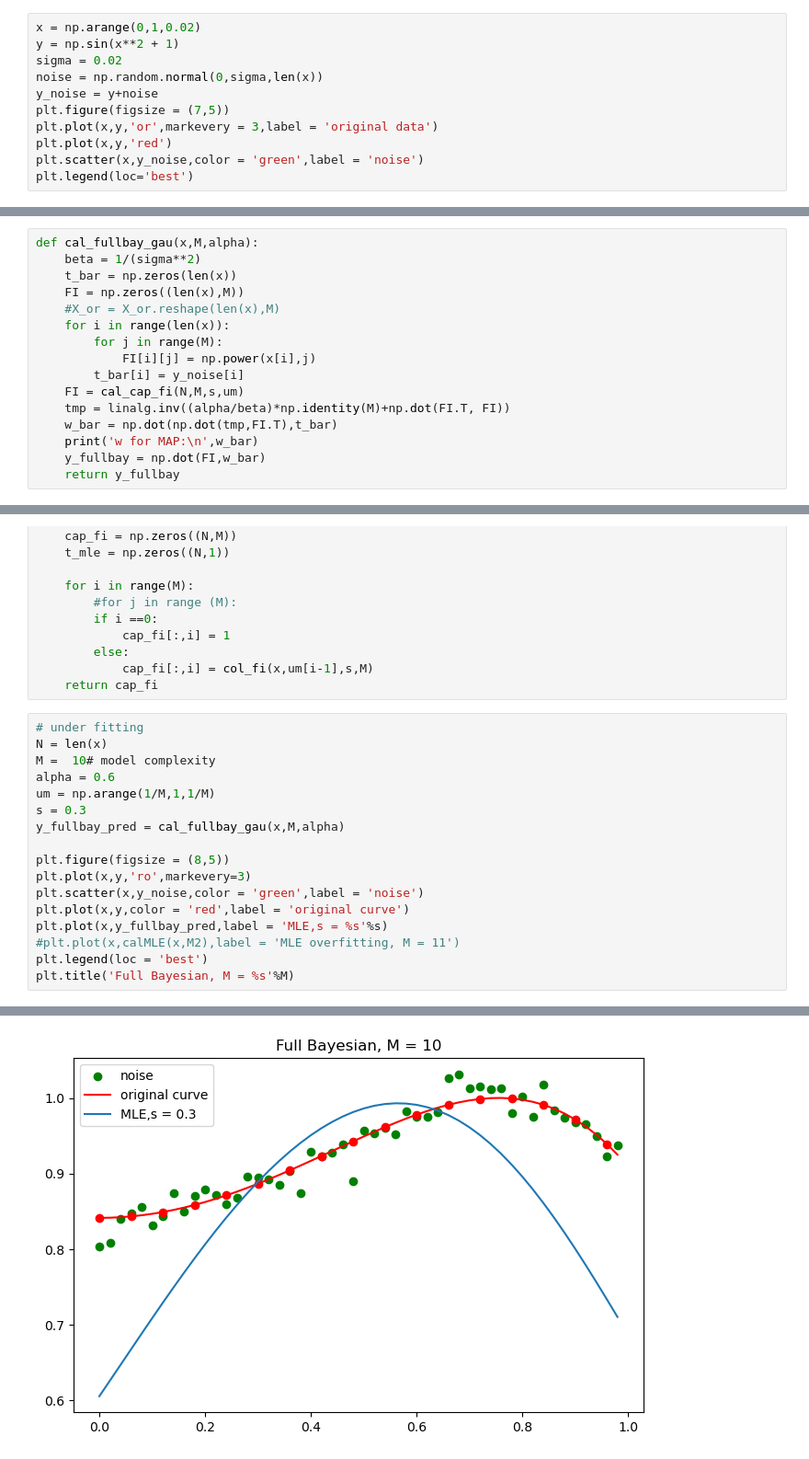
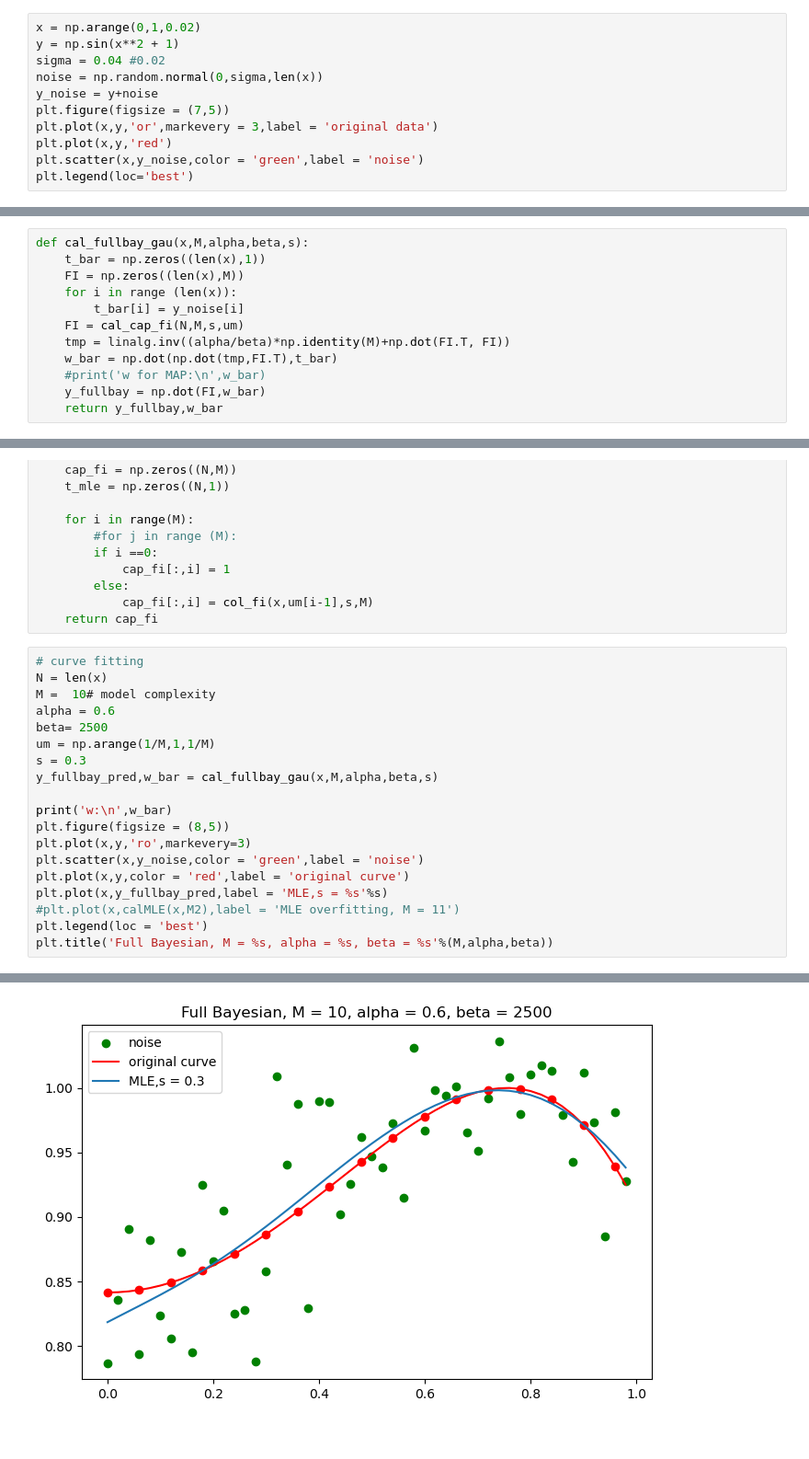
Before and after one commit to Ivy421/EE5907, a Jupyter notebook: CA1.ipynb, the cells around one changed output, grey strips where cells are left out. Shown at 92% size. Cells and saved outputs as stored; diff of their text form.

```diff
--- a/CA1.ipynb
+++ b/CA1.ipynb
@@ -377,7 +377,7 @@ for M in [3,5,7,9]:
 # %%
 x = np.arange(0,1,0.02)
 y = np.sin(x**2 + 1)
-sigma = 0.02
+sigma = 0.04 #0.02
 noise = np.random.normal(0,sigma,len(x))
 y_noise = y+noise
 plt.figure(figsize = (7,5))
@@ -391,19 +391,15 @@ plt.legend(loc='best')
 # %%
-def cal_fullbay_gau(x,M,alpha):
-    beta = 1/(sigma**2)
-    t_bar = np.zeros(len(x))
+def cal_fullbay_gau(x,M,alpha,beta,s):
+    t_bar = np.zeros((len(x),1))
     FI = np.zeros((len(x),M))
-    #X_or = X_or.reshape(len(x),M)
-    for i in range(len(x)):
-        for j in range(M):
-            FI[i][j] = np.power(x[i],j)
+    for i in range (len(x)):
         t_bar[i] = y_noise[i]
     FI = cal_cap_fi(N,M,s,um)
     tmp = linalg.inv((alpha/beta)*np.identity(M)+np.dot(FI.T, FI))
     w_bar = np.dot(np.dot(tmp,FI.T),t_bar)
-    print('w for MAP:\n',w_bar)
+    #print('w for MAP:\n',w_bar)
     y_fullbay = np.dot(FI,w_bar)
-    return y_fullbay
+    return y_fullbay,w_bar
 # %%
 def col_fi(x,u,s,M):
     fik_col = np.exp(-(x-u)**2/2/s**2)
@@ -422,14 +418,16 @@ def cal_cap_fi(N,M,s,um):
             cap_fi[:,i] = col_fi(x,um[i-1],s,M)
     return cap_fi
 # %%
-# under fitting
+# curve fitting
 N = len(x)
 M =  10# model complexity
 alpha = 0.6
+beta= 2500
 um = np.arange(1/M,1,1/M)
 s = 0.3
-y_fullbay_pred = cal_fullbay_gau(x,M,alpha)
+y_fullbay_pred,w_bar = cal_fullbay_gau(x,M,alpha,beta,s)
 
+print('w:\n',w_bar)
 plt.figure(figsize = (8,5))
 plt.plot(x,y,'ro',markevery=3)
 plt.scatter(x,y_noise,color = 'green',label = 'noise')
@@ -437,5 +435,5 @@ plt.plot(x,y,color = 'red',label = 'original curve')
 plt.plot(x,y_fullbay_pred,label = 'MLE,s = %s'%s)
 #plt.plot(x,calMLE(x,M2),label = 'MLE overfitting, M = 11')
 plt.legend(loc = 'best')
-plt.title('Full Bayesian, M = %s'%M)
+plt.title('Full Bayesian, M = %s, alpha = %s, beta = %s'%(M,alpha,beta))
 # %% [output]
@@ -446 +452 @@ Text(0.5, 1.0, 'Full Bayesian, M = 10')
-[figure, old version]
+[figure, new version]
```
Also changed, not shown: parts of 9 cells of this notebook.
